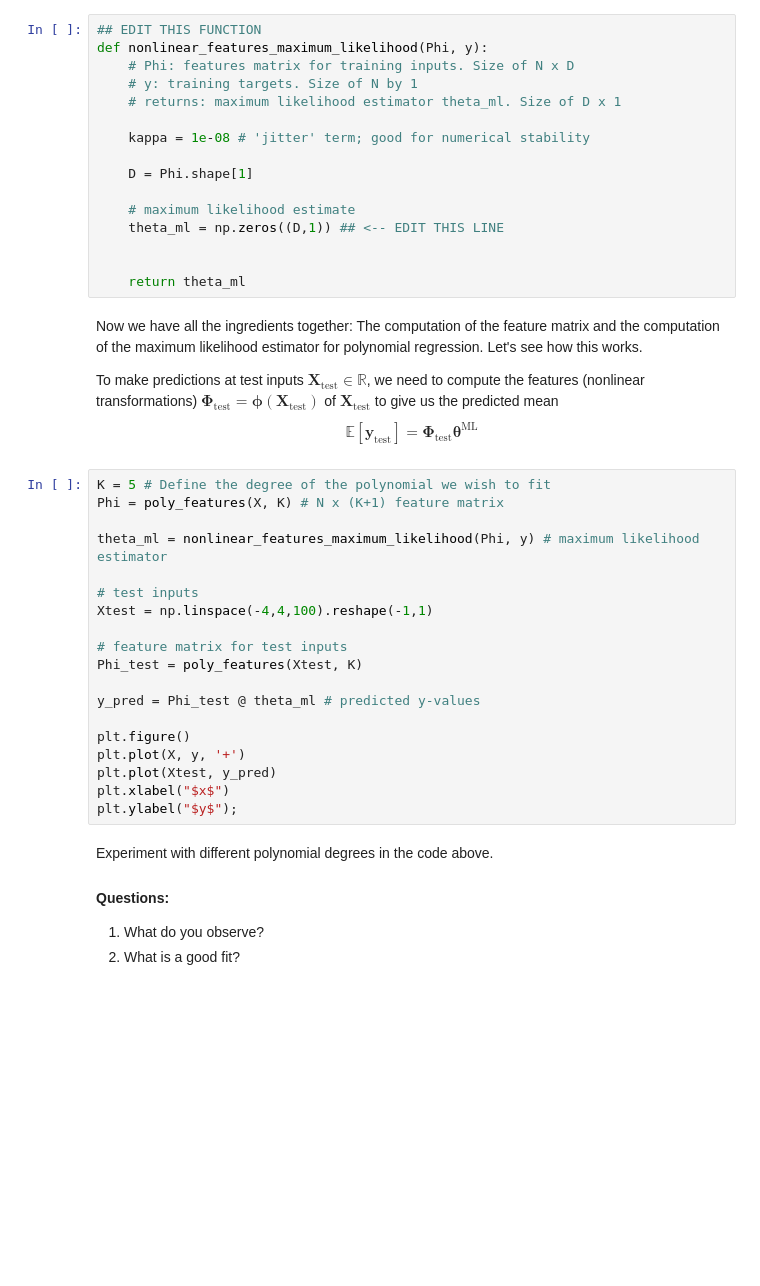
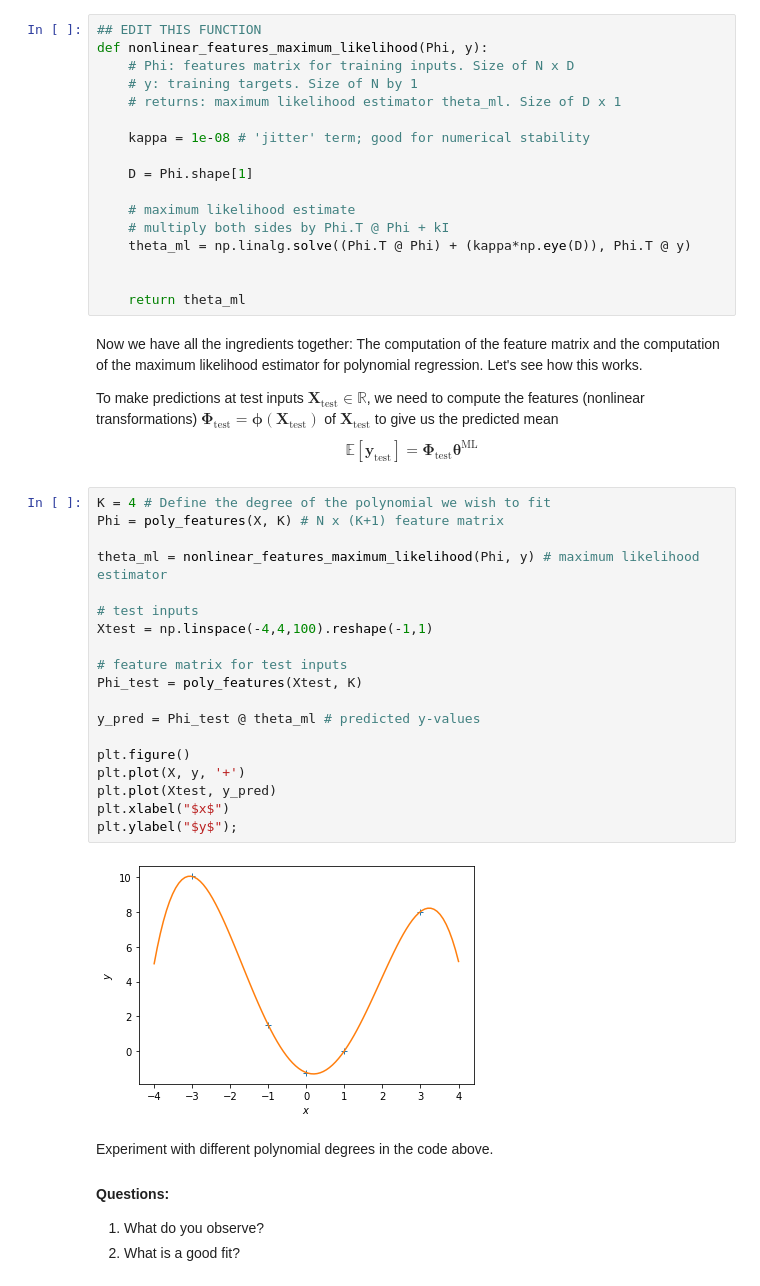
Before and after one commit to esweet431/mml-book.github.io, a Jupyter notebook: tutorials/tutorial_linear_regression.ipynb, the cells around one changed output. Cells and saved outputs as stored; diff of their text form; blank space fills up the shorter version.

```diff
--- a/tutorials/tutorial_linear_regression.ipynb
+++ b/tutorials/tutorial_linear_regression.ipynb
@@ -325,7 +325,8 @@ def nonlinear_features_maximum_likelihood(Phi, y):
     D = Phi.shape[1]
 
     # maximum likelihood estimate
-    theta_ml = np.zeros((D,1)) ## <-- EDIT THIS LINE
+    # multiply both sides by Phi.T @ Phi + kI
+    theta_ml = np.linalg.solve((Phi.T @ Phi) + (kappa*np.eye(D)), Phi.T @ y)
 
 
     return theta_ml
@@ -337,24 +338,26 @@ $$
 \mathbb{E}[\boldsymbol y_{\text{test}}] = \boldsymbol \Phi_{\text{test}}\boldsymbol\theta^{\text{ML}}
 $$
 # %%
-K = 5 # Define the degree of the polynomial we wish to fit
+K = 4 # Define the degree of the polynomial we wish to fit
 Phi = poly_features(X, K) # N x (K+1) feature matrix
 
 theta_ml = nonlinear_features_maximum_likelihood(Phi, y) # maximum likelihood estimator
 
 # test inputs
 Xtest = np.linspace(-4,4,100).reshape(-1,1)
 
 # feature matrix for test inputs
 Phi_test = poly_features(Xtest, K)
 
 y_pred = Phi_test @ theta_ml # predicted y-values
 
 plt.figure()
 plt.plot(X, y, '+')
 plt.plot(Xtest, y_pred)
 plt.xlabel("$x$")
 plt.ylabel("$y$");
+# %% [output]
+[figure, added]
 # %% [markdown]
 Experiment with different polynomial degrees in the code above.
 #### Questions:
```
Also changed, not shown: parts of 5 cells of this notebook.
